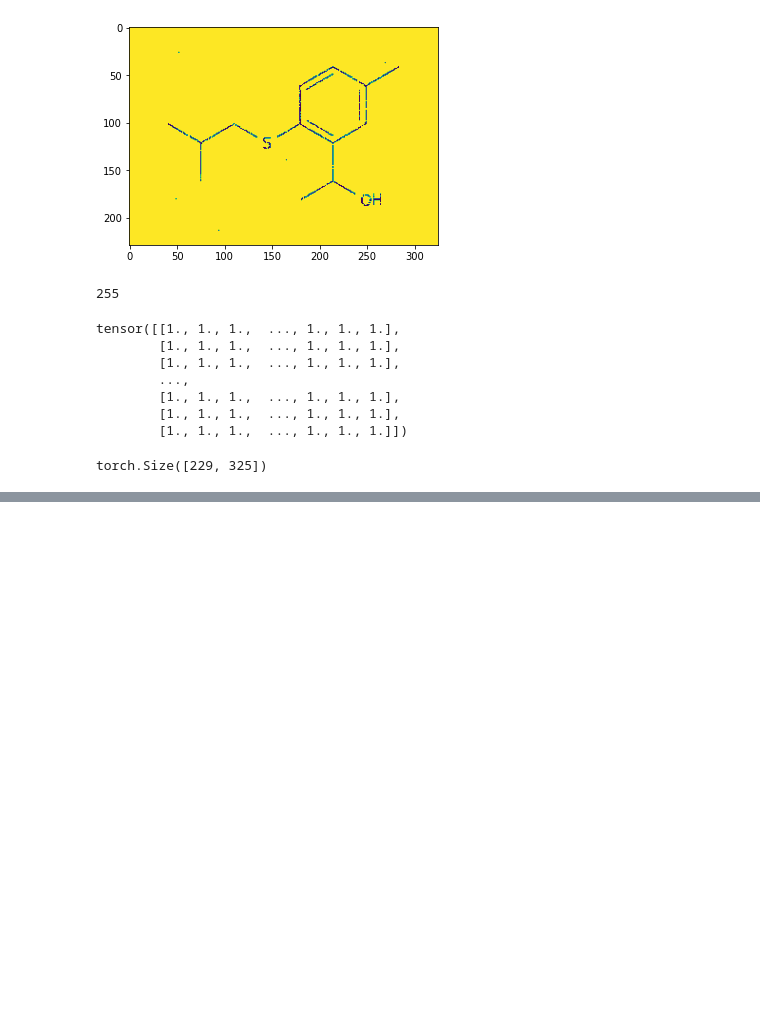
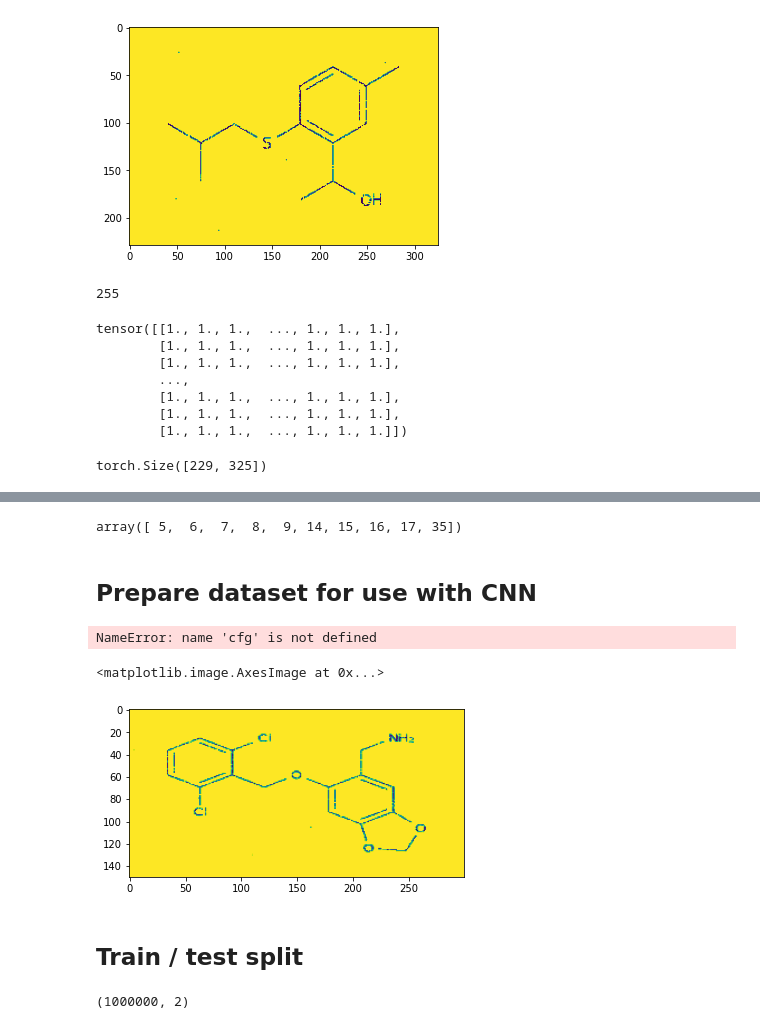
Before and after one commit to alex637/MolecularTranslation, a Jupyter notebook: pretrain_regression.ipynb, the cells around one changed output, grey strips where cells are left out. Saved outputs shown, nothing was run; the diff lists cells and outputs as text; code cells hidden in the pictures; blank space fills up the shorter version.

Commit message:
After some work on pretraining CNN for regression.

```diff
--- a/pretrain_regression.ipynb
+++ b/pretrain_regression.ipynb
@@ -182,5 +55,0 @@ def train_model(dataset, cnn, n_epochs, batch_size):
-# %%
-cfg = dict()
-cfg['n_channels'] = 50
-cfg['input_channels'] = 1
-cfg['output_channels'] = 100
@@ -186,0 +111,53 @@ cfg['output_channels'] = 100
+# %%
+c[:-1]
+# %% [output]
+array([ 5,  6,  7,  8,  9, 14, 15, 16, 17, 35])
+# %% [markdown]
+## Prepare dataset for use with CNN
+# %%
+def load_pic(image_id, is_train=True):
+    _ = 'train' if is_train else 'test'
+    directory = 'original_data/{}/{}/{}/{}/'.format(_, image_id[0], image_id[1], image_id[2])
+    return torch.Tensor(imageio.imread(directory + image_id + '.png') )
+# %%
+class PretrainRegressionDataset(torch.utils.data.Dataset):
+    def __init__(self, file, y_file, x_size=256, y_size=256):
+        self.data = pd.read_csv(file)
+        #self.y = np.load(y_file) / 255.
+        self.y = torch.tensor(np.load(y_file), dtype=torch.float32)
+        self.y.to(device)
+        self.x_size = x_size
+        self.y_size = y_size
+        self.resize = Resize(size=(x_size,y_size))
+
+    def __len__(self):
+        return self.data.shape[0]
+
+    def __getitem__(self, index):
+        pic = load_pic(self.data['image_id'][index]).unsqueeze(0) # C=1 channel
+        pic = self.resize(pic) / 255.
+        # y = torch.tensor(y[index], dtype=torch.float32) # used to be smth like this
+        y = self.y[index]
+        return pic, y
+# %%
+dataset = PretrainRegressionDataset('data/pretrain2/data_train_small.csv',
+                                    'data/pretrain2/atom_counts_train_small.npy',
+                                     x_size=cfg['x_size'], y_size=cfg['y_size'])
+
+count = 0
+for elem in dataset:
+    if count > 5: break
+    print(elem[0].shape)
+    print(elem)
+    count += 1
+
+del dataset
+# %% [output]
+NameError: name 'cfg' is not defined
+# %%
+plt.imshow(elem[0][0])
+# %% [output]
+<matplotlib.image.AxesImage at 0x...>
+[figure, added]
+# %% [markdown]
+## Train / test split
@@ -186,0 +166,5 @@ cfg['output_channels'] = 100
+# %%
+data = pd.read_csv('original_data/train_labels.csv')[:LENGTH]
+data.shape
+# %% [output]
+(1000000, 2)
```
Also changed, not shown: parts of 63 cells of this notebook.
